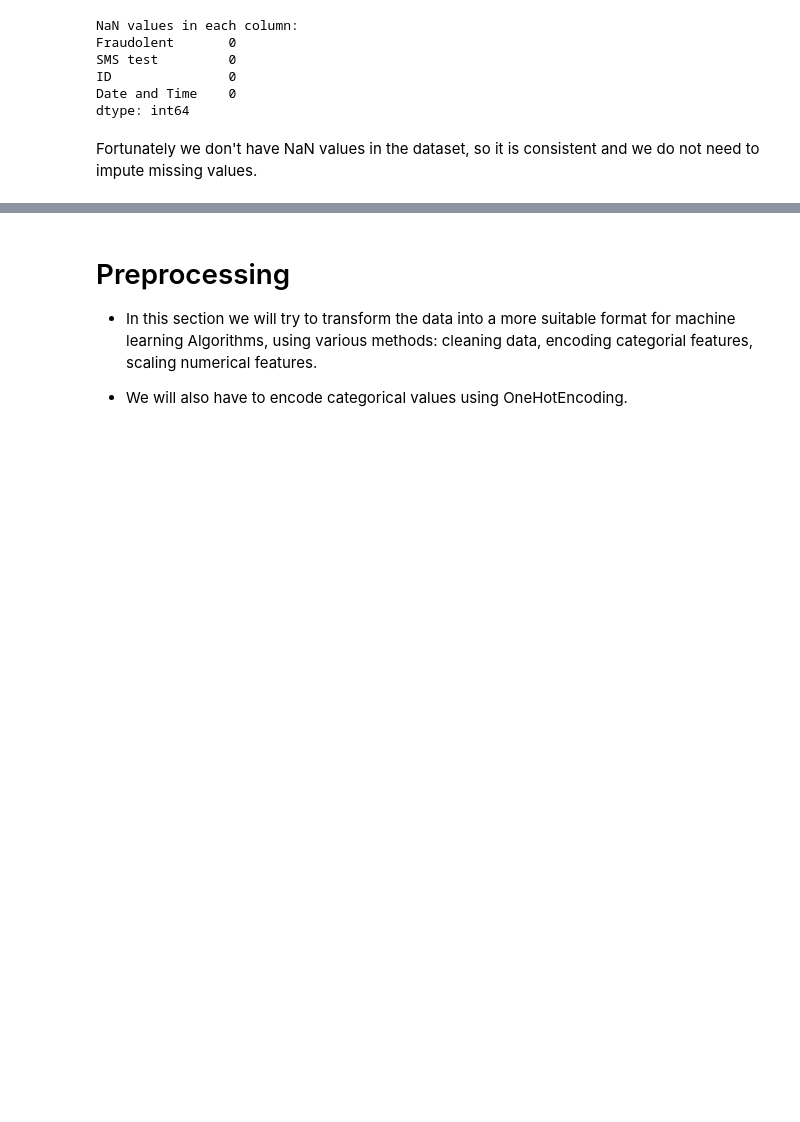
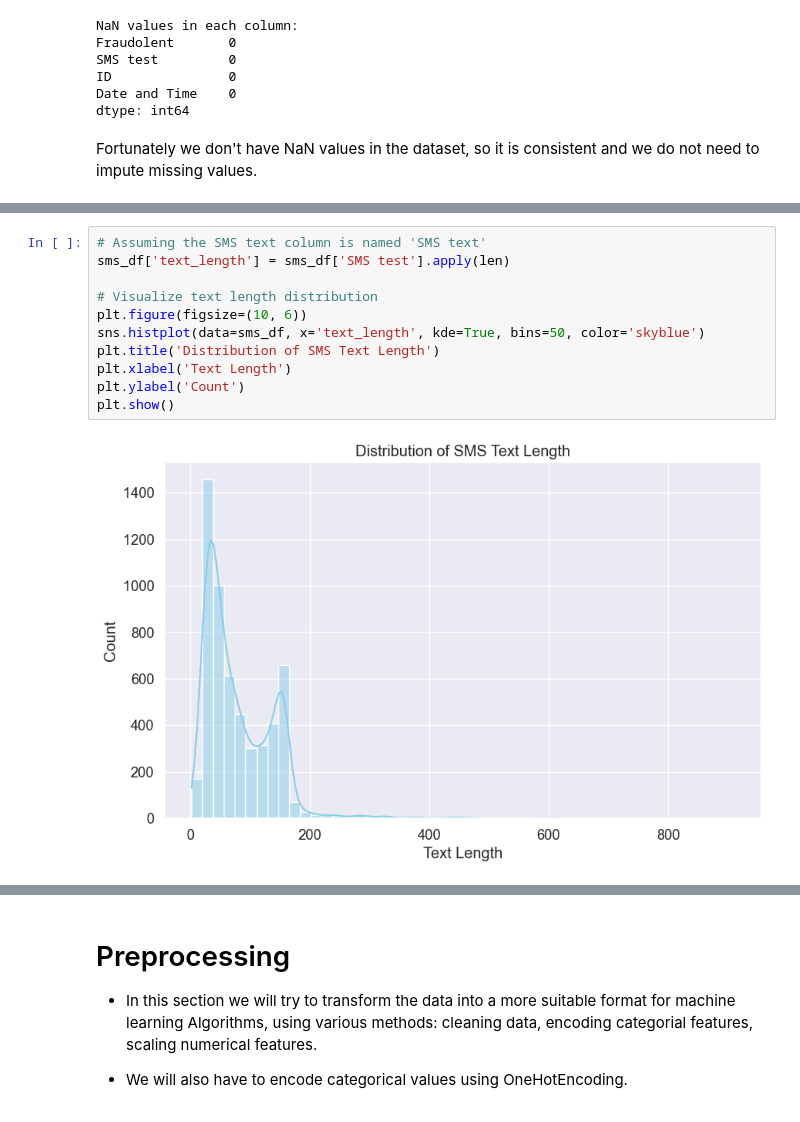
Before and after one commit to JulesPress/SafeComm-Digital-Security-Solutions, a Jupyter notebook: SafeComm_Digital_Security_Solutions.ipynb, the cells around one changed output, grey strips where cells are left out. Saved outputs shown, nothing was run; the diff lists cells and outputs as text; blank space fills up the shorter version.

```diff
--- a/SafeComm_Digital_Security_Solutions.ipynb
+++ b/SafeComm_Digital_Security_Solutions.ipynb
@@ -131,0 +132,13 @@ plt.show()
+# %%
+# Assuming the SMS text column is named 'SMS text'
+sms_df['text_length'] = sms_df['SMS test'].apply(len)
+
+# Visualize text length distribution
+plt.figure(figsize=(10, 6))
+sns.histplot(data=sms_df, x='text_length', kde=True, bins=50, color='skyblue')
+plt.title('Distribution of SMS Text Length')
+plt.xlabel('Text Length')
+plt.ylabel('Count')
+plt.show()
+# %% [output]
+[figure, added]
```
Also changed, not shown: parts of 8 cells of this notebook.
